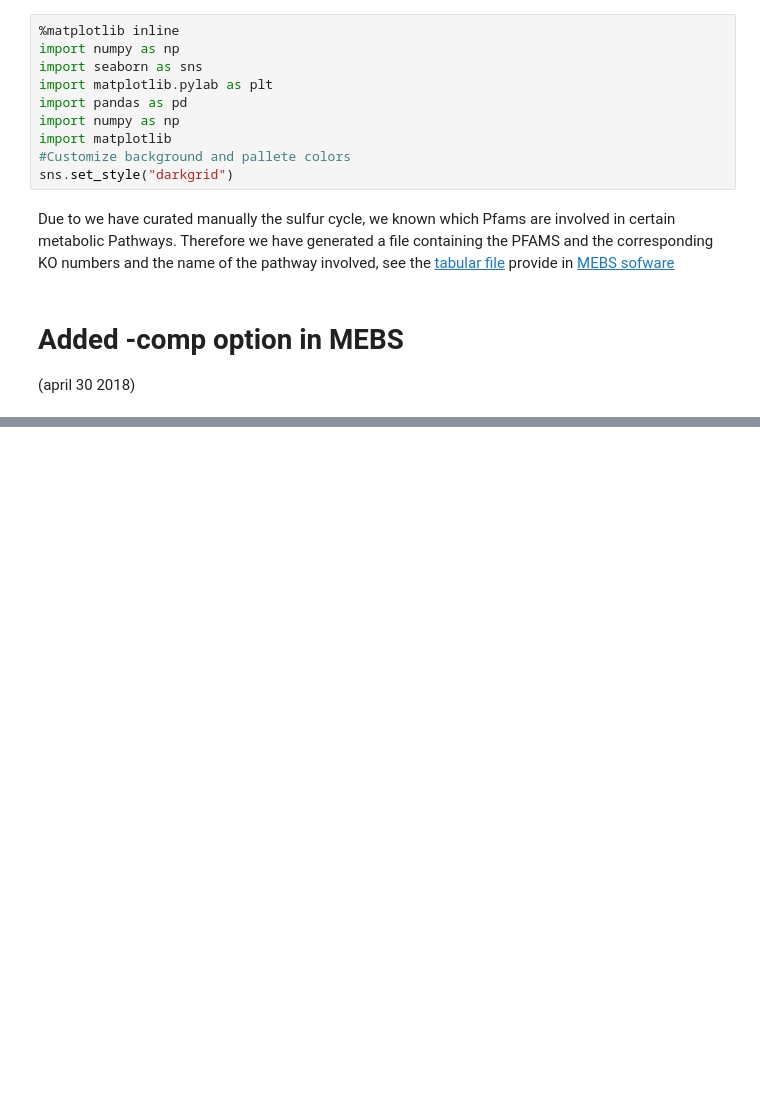
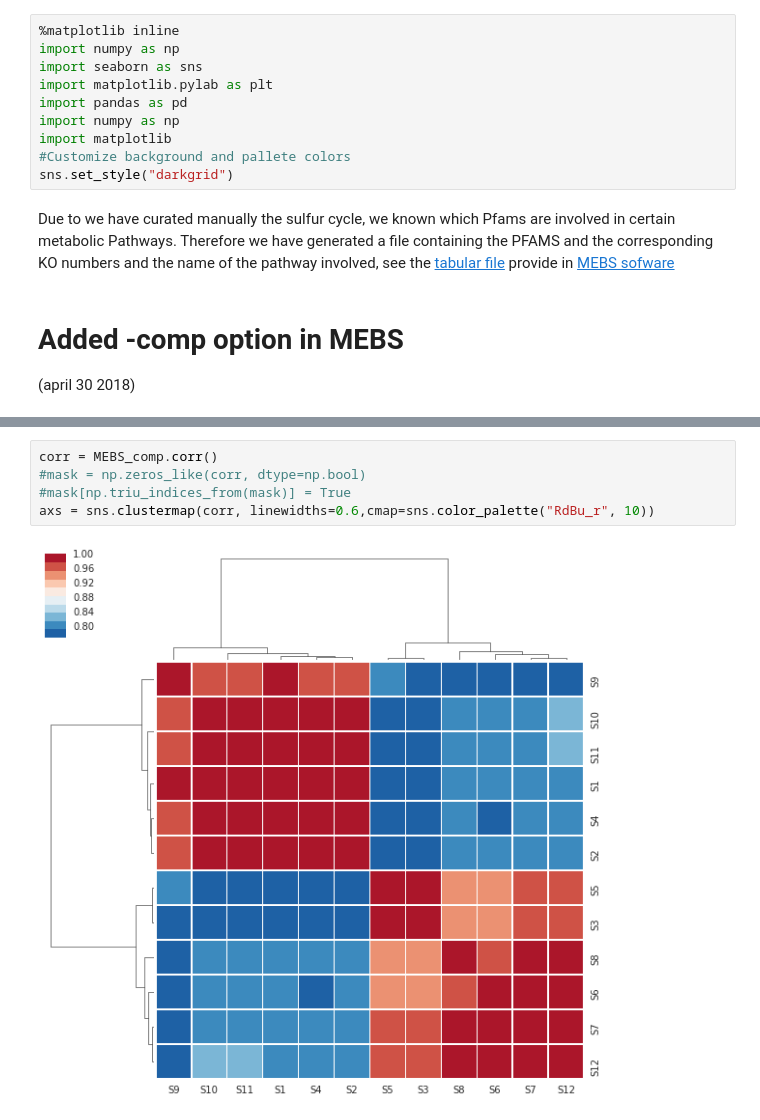
Before and after one commit to valdeanda/Time_series_mats, a Jupyter notebook: scripts/completeness.ipynb, the cells around one changed output, grey strips where cells are left out. Drawn from its saved outputs; the diff is of its cells as text; blank space fills up the shorter version.

```diff
--- a/scripts/completeness.ipynb
+++ b/scripts/completeness.ipynb
@@ -202,0 +156,7 @@ plt.savefig("../figures/methane.completeness.png", bbox_inches='tight', dpi=600
+# %%
+corr = MEBS_comp.corr()
+#mask = np.zeros_like(corr, dtype=np.bool)
+#mask[np.triu_indices_from(mask)] = True
+axs = sns.clustermap(corr, linewidths=0.6,cmap=sns.color_palette("RdBu_r", 10))
+# %% [output]
+[figure, added]
```
Also changed, not shown: parts of 45 cells of this notebook.
